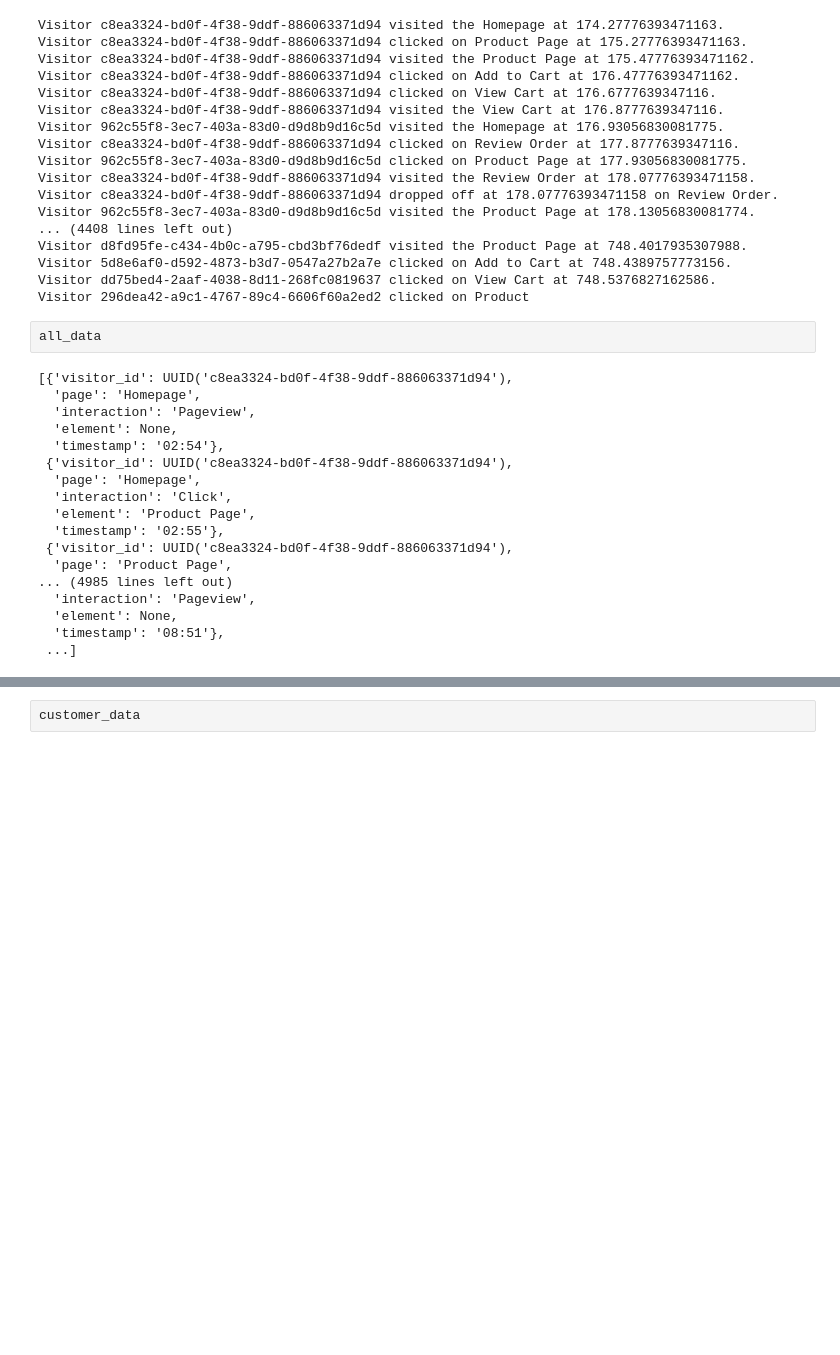
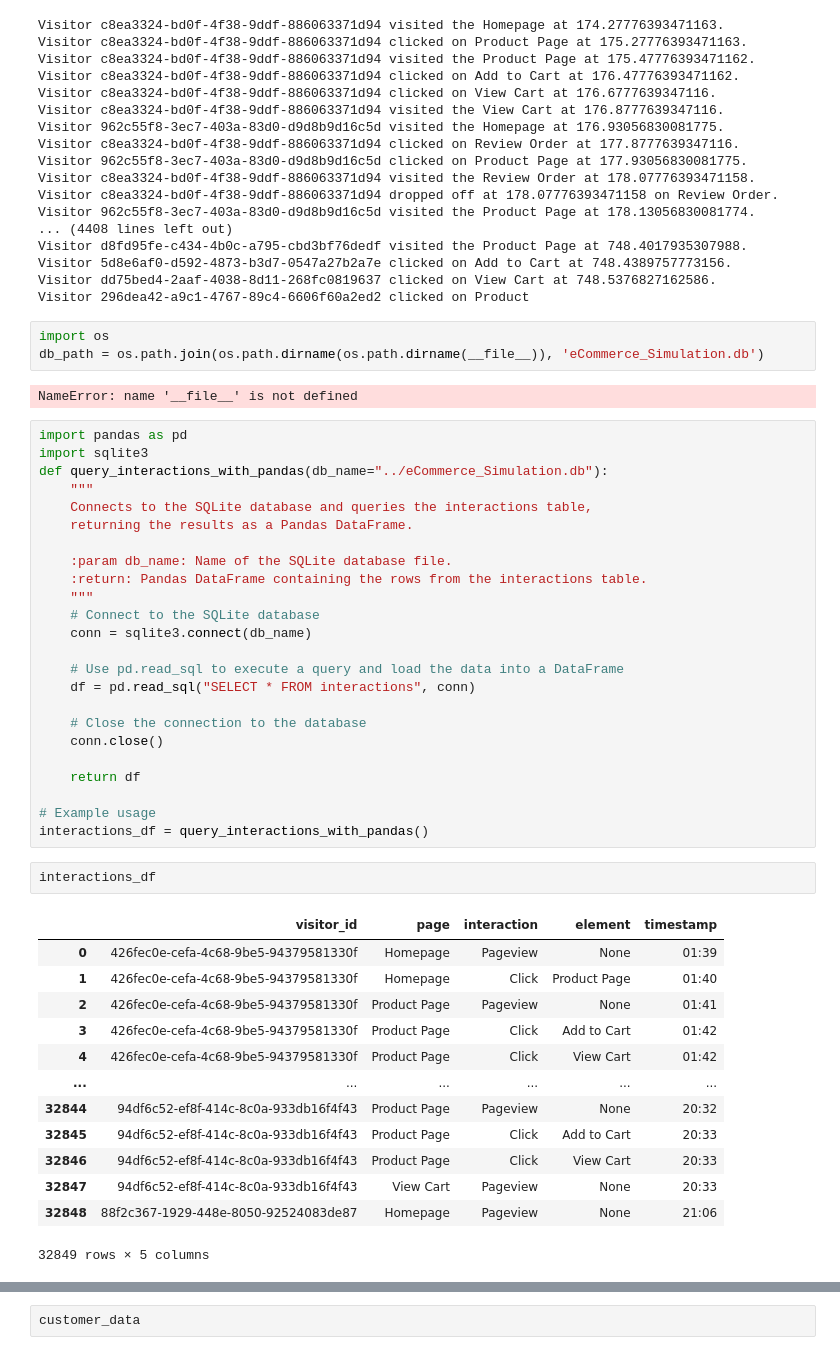
Before and after one commit to SpencerRWood/synthetic-data, a Jupyter notebook: src/Test.ipynb, the cells around one changed output, grey strips where cells are left out. Drawn from its saved outputs; the diff is of its cells as text; blank space fills up the shorter version.

```diff
--- a/src/Test.ipynb
+++ b/src/Test.ipynb
@@ -50,23 +50,48 @@ Visitor d8fd95fe-c434-4b0c-a795-cbd3bf76dedf visited the Product Page at 748.401
 Visitor 5d8e6af0-d592-4873-b3d7-0547a27b2a7e clicked on Add to Cart at 748.4389757773156.
 Visitor dd75bed4-2aaf-4038-8d11-268fc0819637 clicked on View Cart at 748.5376827162586.
 Visitor 296dea42-a9c1-4767-89c4-6606f60a2ed2 clicked on Product
-# %%
-all_data
-# %% [output]
-[{'visitor_id': UUID('c8ea3324-bd0f-4f38-9ddf-886063371d94'),
-  'page': 'Homepage',
-  'interaction': 'Pageview',
-  'element': None,
-  'timestamp': '02:54'},
- {'visitor_id': UUID('c8ea3324-bd0f-4f38-9ddf-886063371d94'),
-  'page': 'Homepage',
-  'interaction': 'Click',
-  'element': 'Product Page',
-  'timestamp': '02:55'},
- {'visitor_id': UUID('c8ea3324-bd0f-4f38-9ddf-886063371d94'),
-  'page': 'Product Page',
-... (4985 lines left out)
-  'interaction': 'Pageview',
-  'element': None,
-  'timestamp': '08:51'},
- ...]
+# %%
+import os
+db_path = os.path.join(os.path.dirname(os.path.dirname(__file__)), 'eCommerce_Simulation.db')
+# %% [output]
+NameError: name '__file__' is not defined
+# %%
+import pandas as pd
+import sqlite3
+def query_interactions_with_pandas(db_name="../eCommerce_Simulation.db"):
+    """
+    Connects to the SQLite database and queries the interactions table,
+    returning the results as a Pandas DataFrame.
+
+    :param db_name: Name of the SQLite database file.
+    :return: Pandas DataFrame containing the rows from the interactions table.
+    """
+    # Connect to the SQLite database
+    conn = sqlite3.connect(db_name)
+
+    # Use pd.read_sql to execute a query and load the data into a DataFrame
+    df = pd.read_sql("SELECT * FROM interactions", conn)
+
+    # Close the connection to the database
+    conn.close()
+
+    return df
+
+# Example usage
+interactions_df = query_interactions_with_pandas()
+# %%
+interactions_df
+# %% [output]
+|  | visitor_id | page | interaction | element | timestamp |
+| 0 | 426fec0e-cefa-4c68-9be5-94379581330f | Homepage | Pageview | None | 01:39 |
+| 1 | 426fec0e-cefa-4c68-9be5-94379581330f | Homepage | Click | Product Page | 01:40 |
+| 2 | 426fec0e-cefa-4c68-9be5-94379581330f | Product Page | Pageview | None | 01:41 |
+| 3 | 426fec0e-cefa-4c68-9be5-94379581330f | Product Page | Click | Add to Cart | 01:42 |
+| 4 | 426fec0e-cefa-4c68-9be5-94379581330f | Product Page | Click | View Cart | 01:42 |
+| ... | ... | ... | ... | ... | ... |
+| 32844 | 94df6c52-ef8f-414c-8c0a-933db16f4f43 | Product Page | Pageview | None | 20:32 |
+| 32845 | 94df6c52-ef8f-414c-8c0a-933db16f4f43 | Product Page | Click | Add to Cart | 20:33 |
+| 32846 | 94df6c52-ef8f-414c-8c0a-933db16f4f43 | Product Page | Click | View Cart | 20:33 |
+| 32847 | 94df6c52-ef8f-414c-8c0a-933db16f4f43 | View Cart | Pageview | None | 20:33 |
+| 32848 | 88f2c367-1929-448e-8050-92524083de87 | Homepage | Pageview | None | 21:06 |
+32849 rows × 5 columns
```
Also changed, not shown: parts of 2 cells of this notebook, 4 other files.
